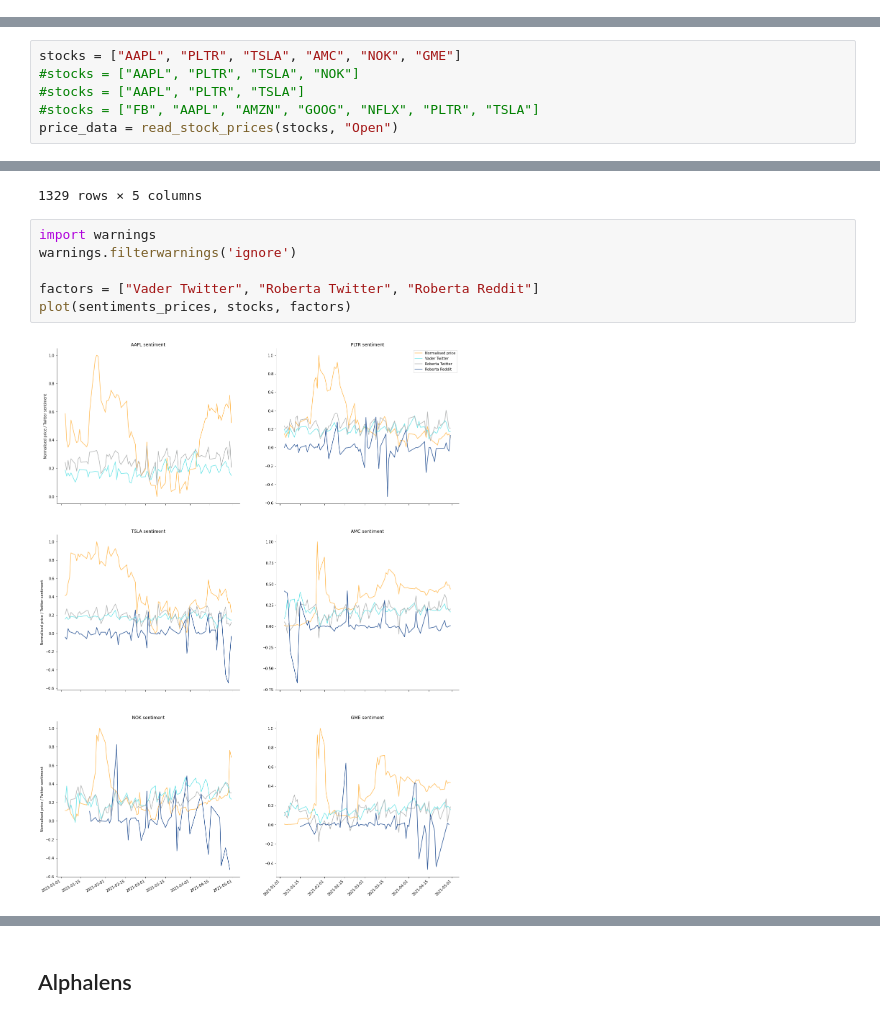
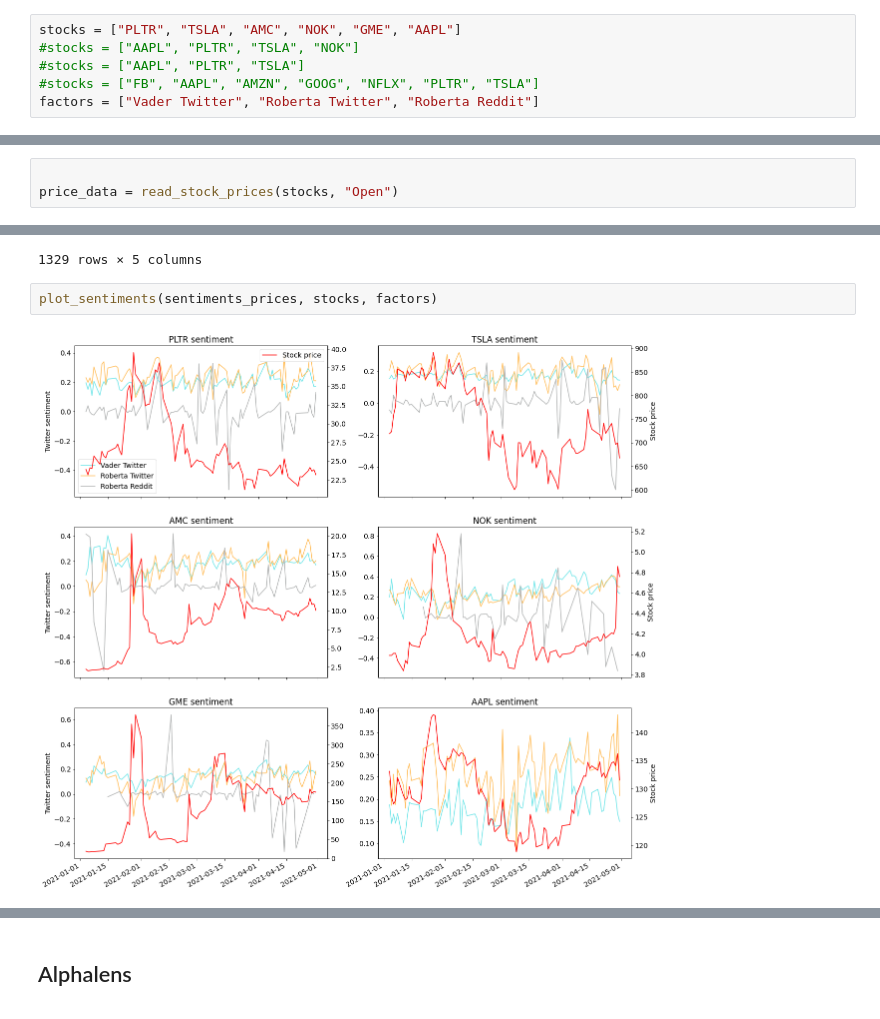
Before and after one commit to rometaidla/flash-boys, a Jupyter notebook: alphalens.ipynb, the cells around one changed output, grey strips where cells are left out. Saved outputs shown, nothing was run; the diff lists cells and outputs as text.

Commit message:
Correlation heat map added and some improvements to sentiment plotting.

```diff
--- a/alphalens.ipynb
+++ b/alphalens.ipynb
@@ -16,3 +19,9 @@ from plotter import plot
+# %%
+stocks = ["PLTR", "TSLA", "AMC", "NOK", "GME", "AAPL"]
+#stocks = ["AAPL", "PLTR", "TSLA", "NOK"]
+#stocks = ["AAPL", "PLTR", "TSLA"]
+#stocks = ["FB", "AAPL", "AMZN", "GOOG", "NFLX", "PLTR", "TSLA"]
+factors = ["Vader Twitter", "Roberta Twitter", "Roberta Reddit"]
 # %% [markdown]
 ## Sentiments Data
 # %% [markdown]
@@ -58,10 +67,7 @@ sentiments_df
 # %% [markdown]
 ## Prices
 # %%
-stocks = ["AAPL", "PLTR", "TSLA", "AMC", "NOK", "GME"]
-#stocks = ["AAPL", "PLTR", "TSLA", "NOK"]
-#stocks = ["AAPL", "PLTR", "TSLA"]
-#stocks = ["FB", "AAPL", "AMZN", "GOOG", "NFLX", "PLTR", "TSLA"]
+
 price_data = read_stock_prices(stocks, "Open")
 # %%
 sentiments_prices = pd.merge(sentiments_df, price_data,  how='left', on = ['Date','Stock'])
@@ -82,10 +88,6 @@ sentiments_prices
 | 2420 | 2021-04-30 | TSLA | -0.034962 | Roberta Reddit | 667.590027 |
 1329 rows × 5 columns
 # %%
-import warnings
-warnings.filterwarnings('ignore')
-
-factors = ["Vader Twitter", "Roberta Twitter", "Roberta Reddit"]
-plot(sentiments_prices, stocks, factors)
+plot_sentiments(sentiments_prices, stocks, factors)
 # %% [output]
-[figure, old version]
+[figure, new version]
```
Also changed, not shown: parts of 3 cells of this notebook, 1 other file.
